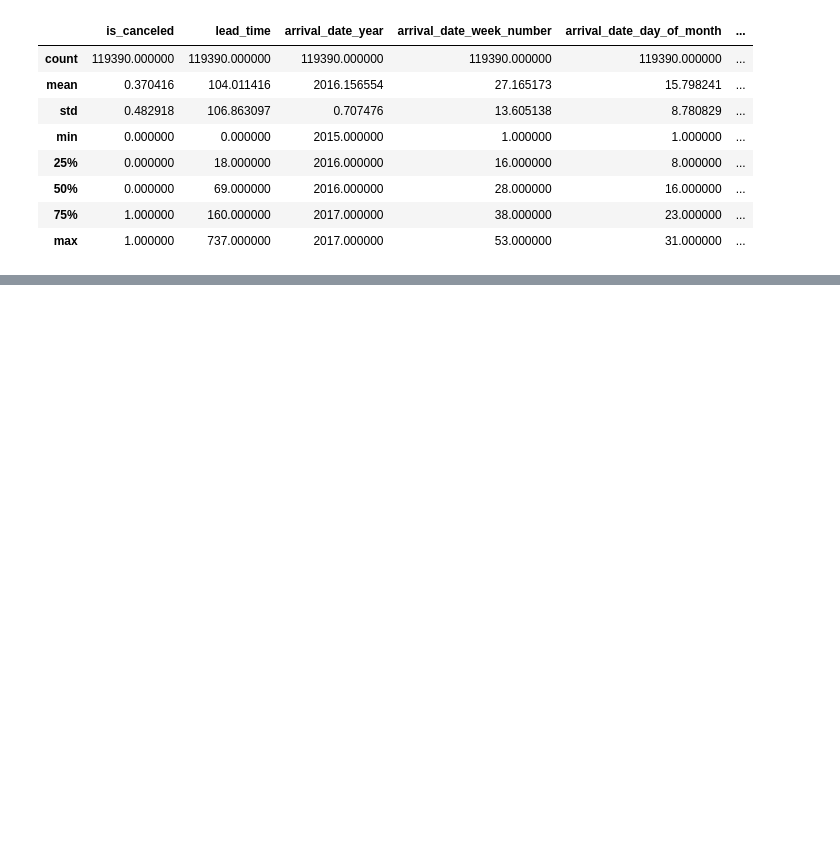
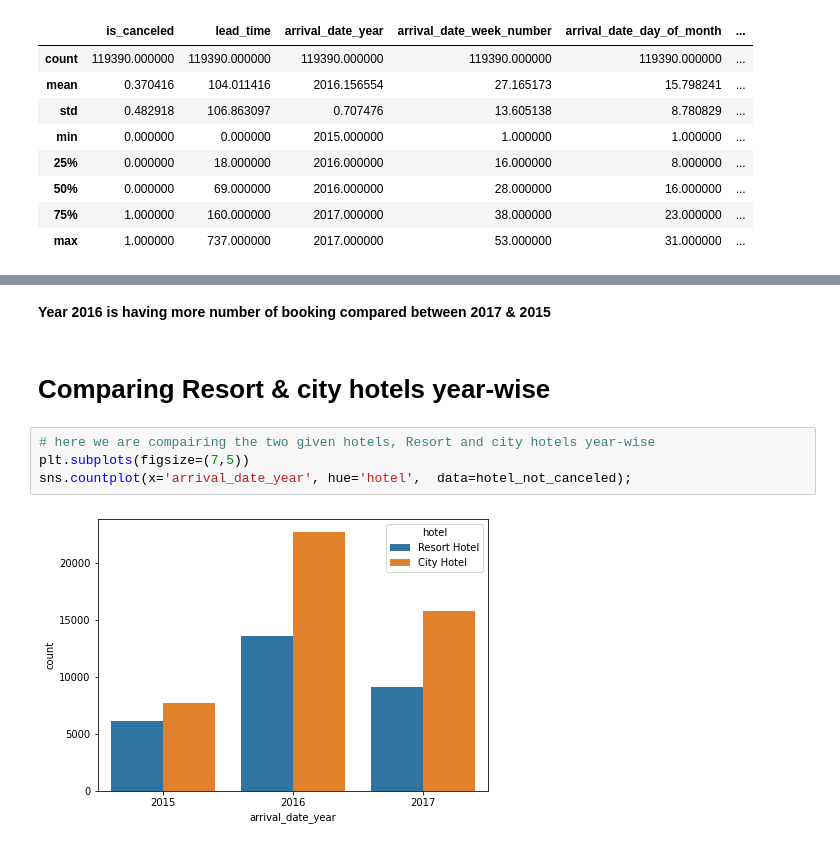
Before and after one commit to pallavibhardwaj/hotel-booking-analysis, a Jupyter notebook: Pallavi_Bhardwaj_Hotel_Booking_Analysis_Capstone_Project.ipynb, the cells around one changed output, grey strips where cells are left out. Drawn from its saved outputs; the diff is of its cells as text; blank space fills up the shorter version.

```diff
--- a/Pallavi_Bhardwaj_Hotel_Booking_Analysis_Capstone_Project.ipynb
+++ b/Pallavi_Bhardwaj_Hotel_Booking_Analysis_Capstone_Project.ipynb
@@ -282,0 +233,10 @@ x_train, x_test, y_train, y_test = data_split(df_subset, 'is_canceled')
+# %% [markdown]
+**Year 2016 is having more number of booking compared between 2017 & 2015**
+# %% [markdown]
+# **Comparing Resort & city hotels year-wise**
+# %%
+# here we are compairing the two given hotels, Resort and city hotels year-wise
+plt.subplots(figsize=(7,5))
+sns.countplot(x='arrival_date_year', hue='hotel',  data=hotel_not_canceled);
+# %% [output]
+[figure, added]
```
Also changed, not shown: parts of 56 cells of this notebook.
